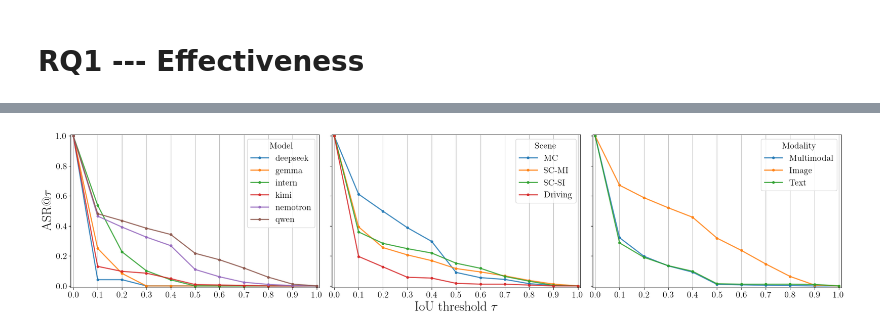
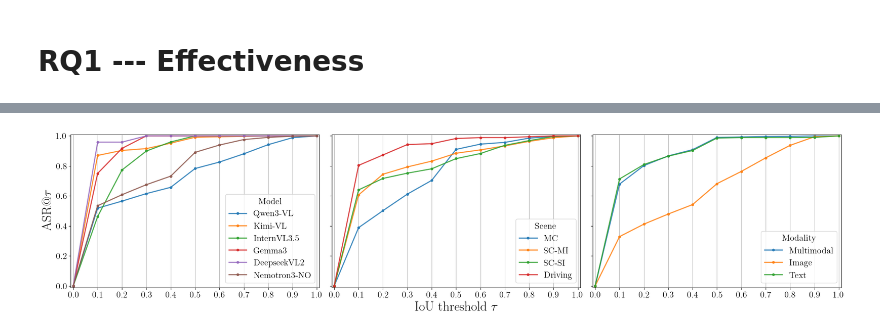
Before and after one commit to oliverweissl/SMOO, a Jupyter notebook: experiments/RQ1_Effectiveness.ipynb, the cells around one changed output, grey strips where cells are left out. Drawn from its saved outputs; the diff is of its cells as text; code cells hidden in the pictures.

```diff
--- a/experiments/RQ1_Effectiveness.ipynb
+++ b/experiments/RQ1_Effectiveness.ipynb
@@ -16,12 +16,7 @@ from experiments._analysis import (
     TERMINATION_COLORS,
     TERMINATION_ORDER,
 )
-
-import math
-
 import matplotlib.pyplot as plt
-from matplotlib.lines import Line2D
-import pandas as pd
 
 setup_matplotlib()
 
@@ -29,3 +24,12 @@ df_all = load_all_results(include_baseline_fail=True)
 df_opt = success_only(df_all)
 
 THRESHOLDS = np.arange(0.0, 1.1, 0.1)  # 0.0, 0.1, ..., 0.9
+
+MODEL_MAPPING = {
+    "qwen": "Qwen3-VL",
+    "kimi": "Kimi-VL",
+    "intern": "InternVL3.5",
+    "gemma": "Gemma3",
+    "deepseek": "DeepseekVL2",
+    "nemotron": "Nemotron3-NO",
+}
@@ -35,15 +605,16 @@ fig.subplots_adjust(wspace=0.05)
 
 # 1) By model
 ax = axes[0]
-for i, model in enumerate(sorted(df_opt["model"].unique())):
+
+for i, (model, alias) in enumerate(MODEL_MAPPING.items()):
     sub = df_opt[df_opt["model"] == model]
     if df_opt[df_opt["model"] == model].size < 30:
         continue
     ax.plot(
         THRESHOLDS,
-        [(sub["final_iou"] >= t).mean() for t in THRESHOLDS],
+        [(sub["final_iou"] < t).mean() for t in THRESHOLDS],
         lw=2,
-        label=tex(model),
+        label=tex(alias),
         color=PALETTE[i],
         alpha=0.85,
         marker="o",
@@ -72,7 +643,7 @@ for scene, label in SCENE_ALIAS.items():
         continue
     ax.plot(
         THRESHOLDS,
-        [(sub["final_iou"] >= t).mean() for t in THRESHOLDS],
+        [(sub["final_iou"] < t).mean() for t in THRESHOLDS],
         lw=2,
         label=label,
         alpha=0.85,
@@ -87,35 +658,35 @@ ax.legend(title="Scene")
 ax.grid(axis="x")
 
 # 3) By modality
 MODALITY_ALIAS = {
     "multi": "Multimodal",
     "image": "Image",
     "text": "Text",
 }
 
 ax = axes[2]
 for modality, label in MODALITY_ALIAS.items():
     sub = df_opt[df_opt["genome_mode"] == modality]
     if sub.empty:
         continue
     ax.plot(
         THRESHOLDS,
-        [(sub["final_iou"] >= t).mean() for t in THRESHOLDS],
+        [(sub["final_iou"] < t).mean() for t in THRESHOLDS],
         lw=2,
         label=label,
         alpha=0.85,
         marker="o",
         markersize=4,
     )
 # ax.set_xlabel(r'IoU threshold $\tau$')
 ax.set_xticks(THRESHOLDS)
 ax.set_xlim(-0.01, 1.01)
 ax.set_ylim(-0.01, 1.01)
 ax.legend(title="Modality")
 ax.grid(axis="x")
 plt.savefig("figures/curves_rq1.pdf", dpi=200, bbox_inches="tight")
 # %% [output]
-[figure, old version]
+[figure, new version]
 # %%
 df_opt = compute_image_metrics(df_opt)
 
```
Also changed, not shown: parts of 11 cells of this notebook, 10 other files.
